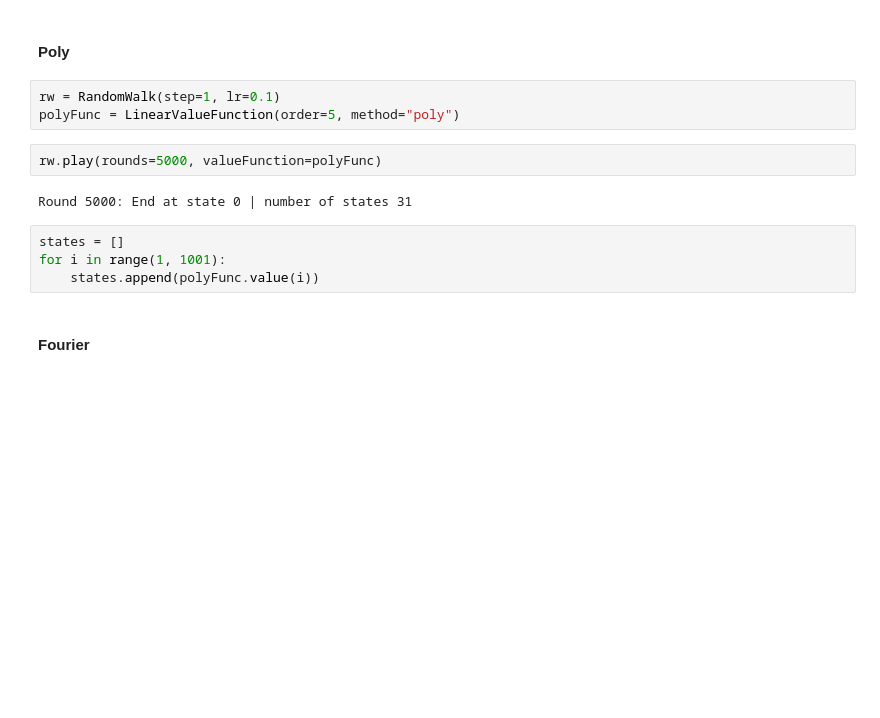
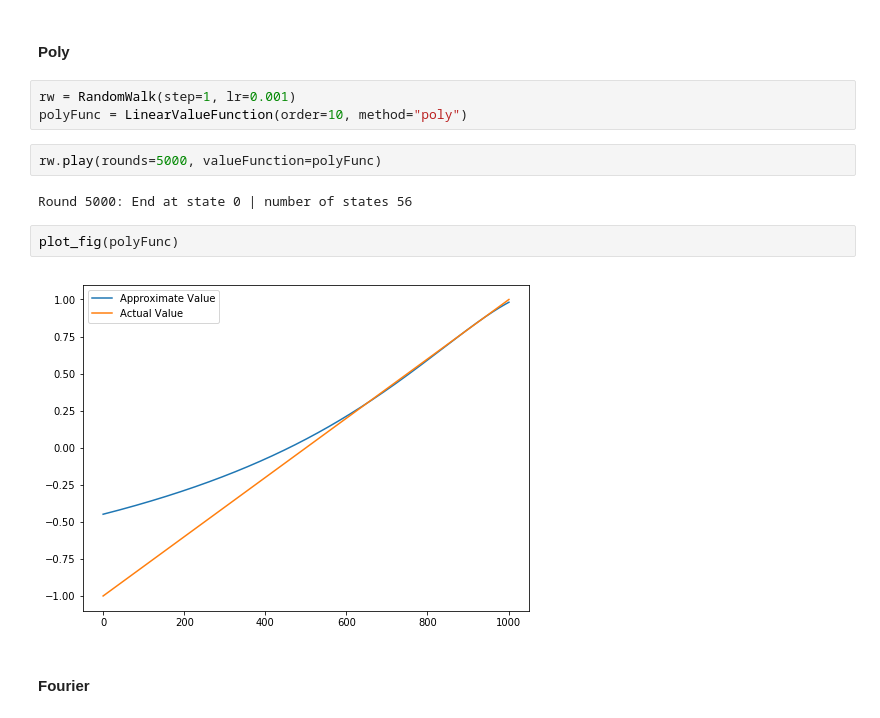
Before and after one commit to MJeremy2017/reinforcement-learning-implementation, a Jupyter notebook: RandomWalk(General)/RandomWalk.ipynb, the cells around one changed output. Drawn from its saved outputs; the diff is of its cells as text; blank space fills up the shorter version.

```diff
--- a/RandomWalk(General)/RandomWalk.ipynb
+++ b/RandomWalk(General)/RandomWalk.ipynb
@@ -165,16 +182,16 @@ array([-0.70370298, -0.49182061, -0.32981767, -0.16929717, -0.02333602,
 # %% [markdown]
 #### Poly
 # %%
-rw = RandomWalk(step=1, lr=0.1)
-polyFunc = LinearValueFunction(order=5, method="poly")
+rw = RandomWalk(step=1, lr=0.001)
+polyFunc = LinearValueFunction(order=10, method="poly")
 # %%
 rw.play(rounds=5000, valueFunction=polyFunc)
 # %% [output]
-Round 5000: End at state 0 | number of states 31
+Round 5000: End at state 0 | number of states 56
-# %%
-states = []
-for i in range(1, 1001):
-    states.append(polyFunc.value(i))
+# %%
+plot_fig(polyFunc)
+# %% [output]
+[figure, added]
 # %% [markdown]
 #### Fourier
 # %%
```
Also changed, not shown: parts of 9 cells of this notebook.
